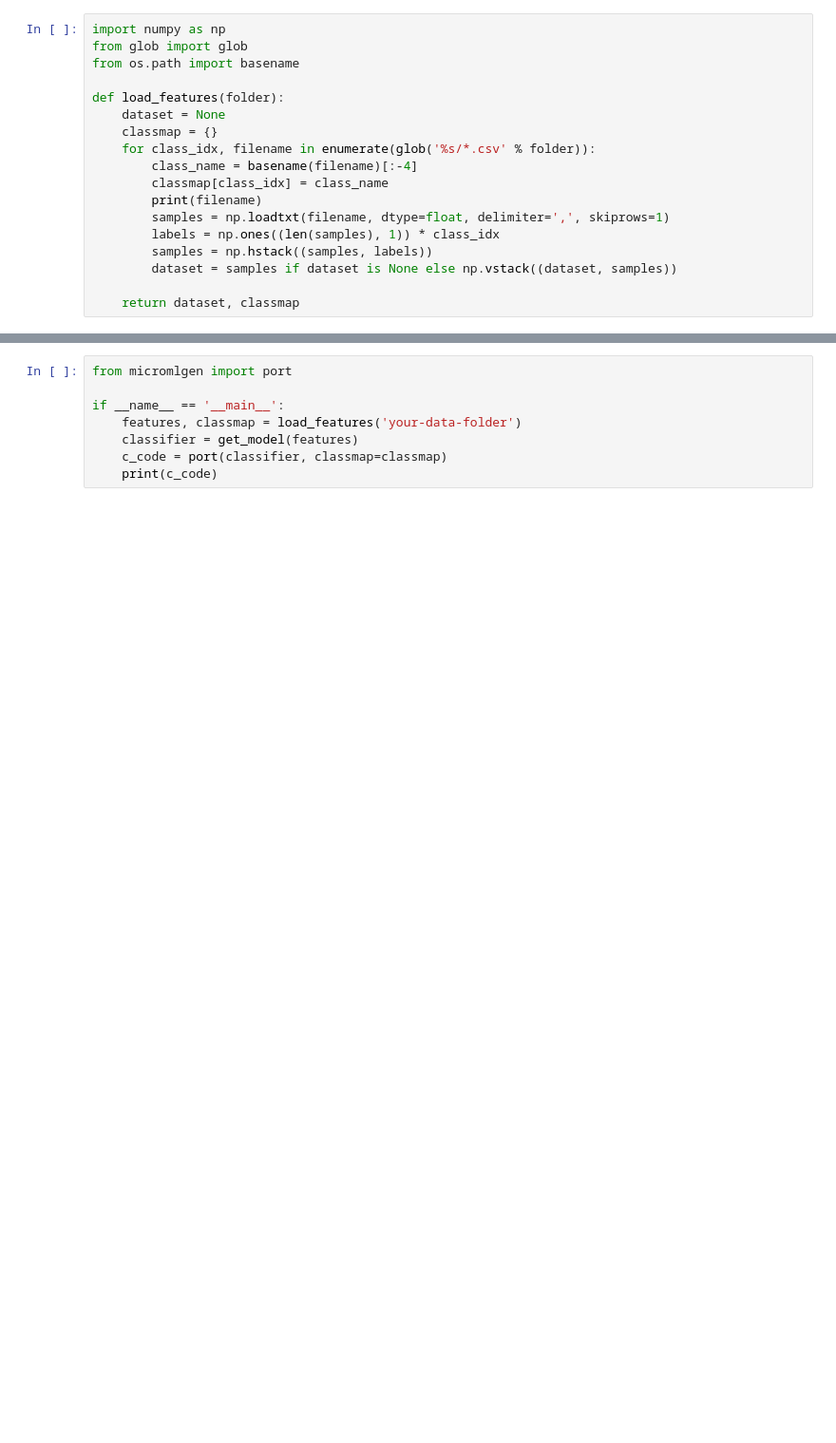
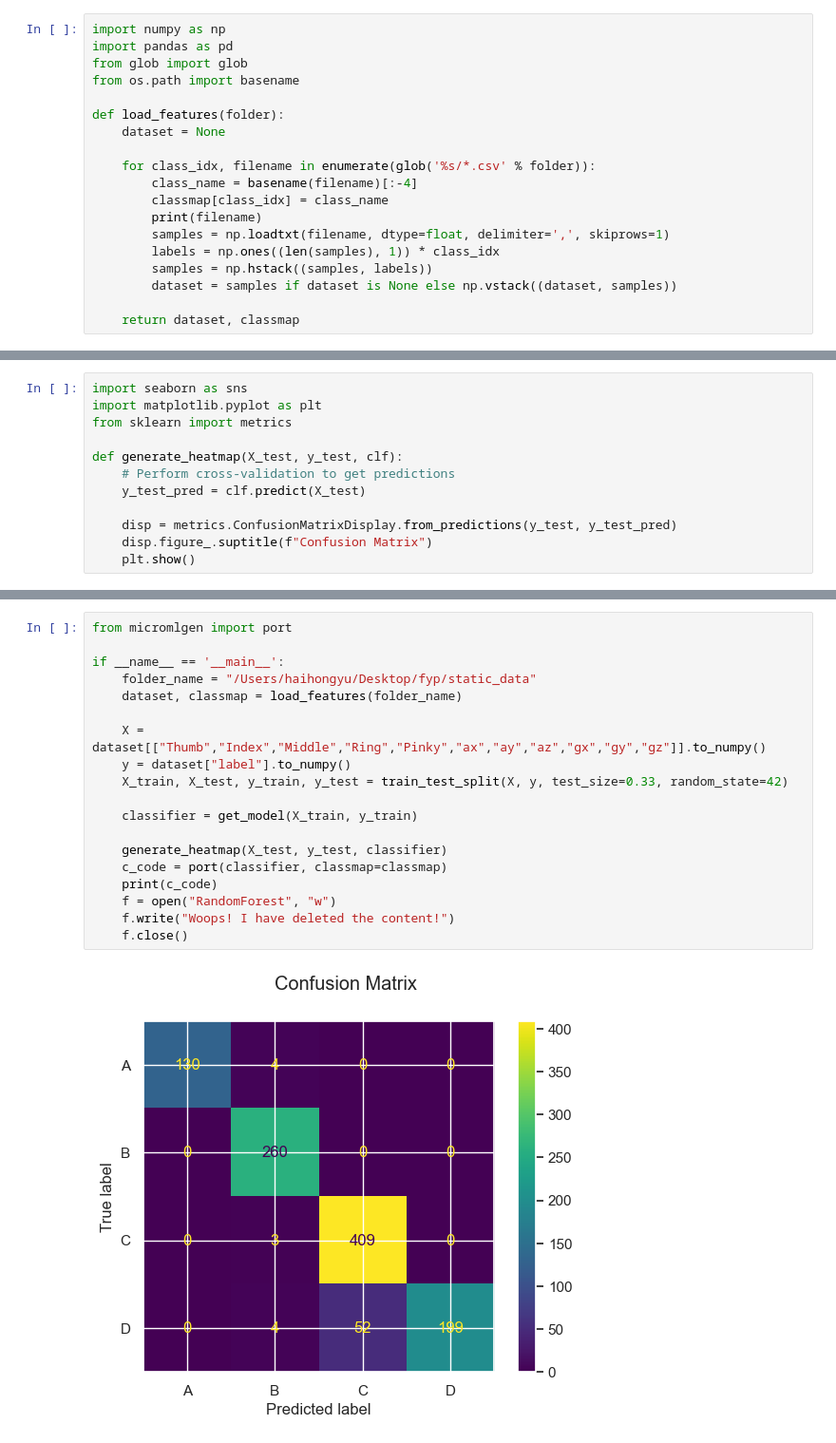
Before and after one commit to thaotran27/fyp, a Jupyter notebook: RandomForest.ipynb, the cells around one changed output, grey strips where cells are left out. Shown: that part at 95% size. Saved outputs shown, nothing was run; the diff lists cells and outputs as text; blank space fills up the shorter version.

Commit message:
trained and generate random forest model

```diff
--- a/RandomForest.ipynb
+++ b/RandomForest.ipynb
@@ -1,11 +1,12 @@
 # %%
 import numpy as np
+import pandas as pd
 from glob import glob
 from os.path import basename
 
 def load_features(folder):
     dataset = None
-    classmap = {}
+
     for class_idx, filename in enumerate(glob('%s/*.csv' % folder)):
         class_name = basename(filename)[:-4]
         classmap[class_idx] = class_name
@@ -34,2 +43,14 @@ clf.fit(X_train, y_train)
+# %%
+import seaborn as sns
+import matplotlib.pyplot as plt
+from sklearn import metrics
+
+def generate_heatmap(X_test, y_test, clf):
+    # Perform cross-validation to get predictions
+    y_test_pred = clf.predict(X_test)
+
+    disp = metrics.ConfusionMatrixDisplay.from_predictions(y_test, y_test_pred)
+    disp.figure_.suptitle(f"Confusion Matrix")
+    plt.show()
 # %%
 !python -m pip install micromlgen
@@ -36,8 +64,21 @@ clf.fit(X_train, y_train)
-# %%
-from micromlgen import port
-
-if __name__ == '__main__':
-    features, classmap = load_features('your-data-folder')
-    classifier = get_model(features)
-    c_code = port(classifier, classmap=classmap)
-    print(c_code)
+# %%
+from micromlgen import port
+
+if __name__ == '__main__':
+    folder_name = "/Users/haihongyu/Desktop/fyp/static_data"
+    dataset, classmap = load_features(folder_name)
+
+    X = dataset[["Thumb","Index","Middle","Ring","Pinky","ax","ay","az","gx","gy","gz"]].to_numpy()
+    y = dataset["label"].to_numpy()
+    X_train, X_test, y_train, y_test = train_test_split(X, y, test_size=0.33, random_state=42)
+
+    classifier = get_model(X_train, y_train)
+
+    generate_heatmap(X_test, y_test, classifier)
+    c_code = port(classifier, classmap=classmap)
+    print(c_code)
+    f = open("RandomForest", "w")
+    f.write("Woops! I have deleted the content!")
+    f.close()
+# %% [output]
+[figure, added]
```
Also changed, not shown: parts of 5 cells of this notebook, 9 other files.
